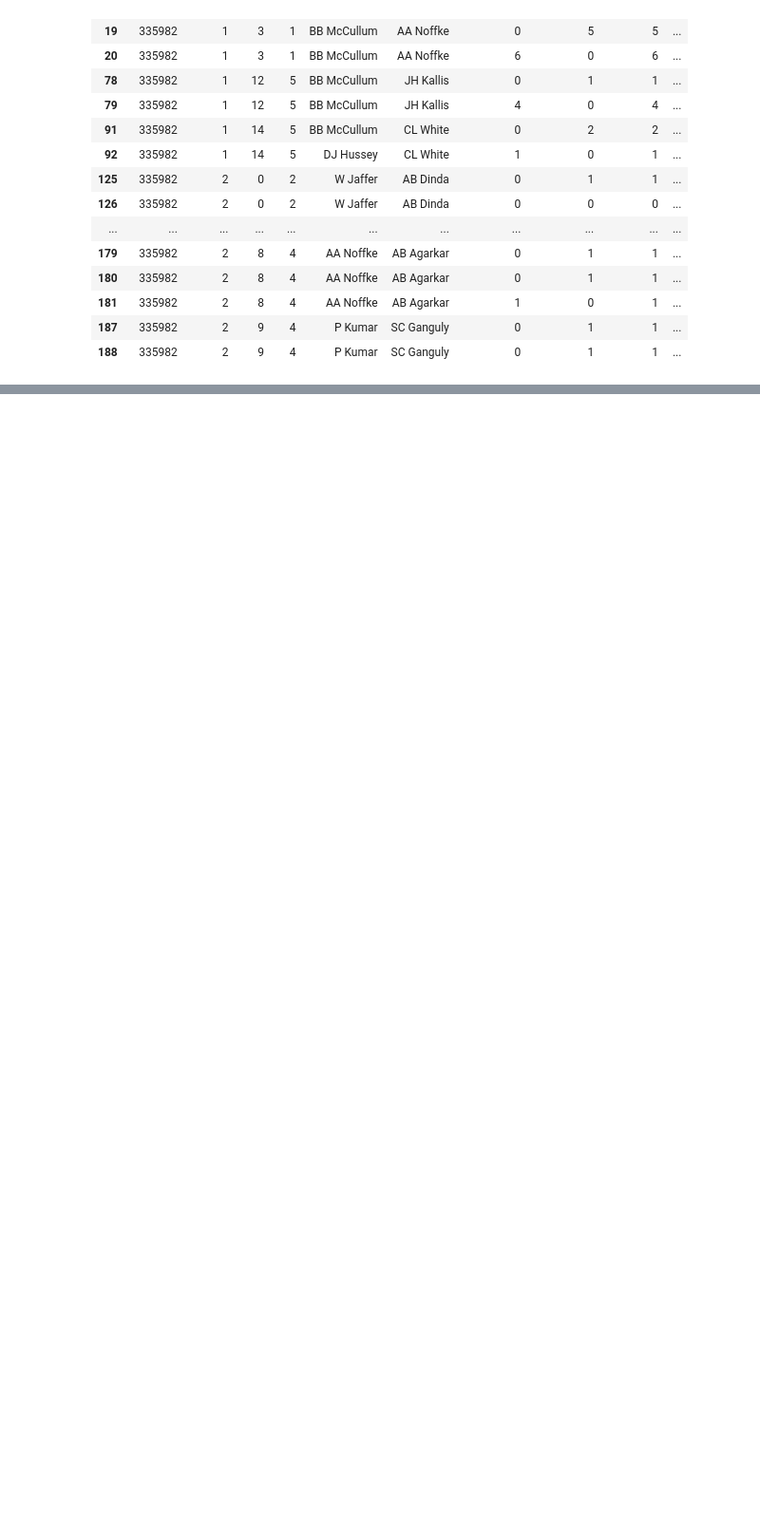
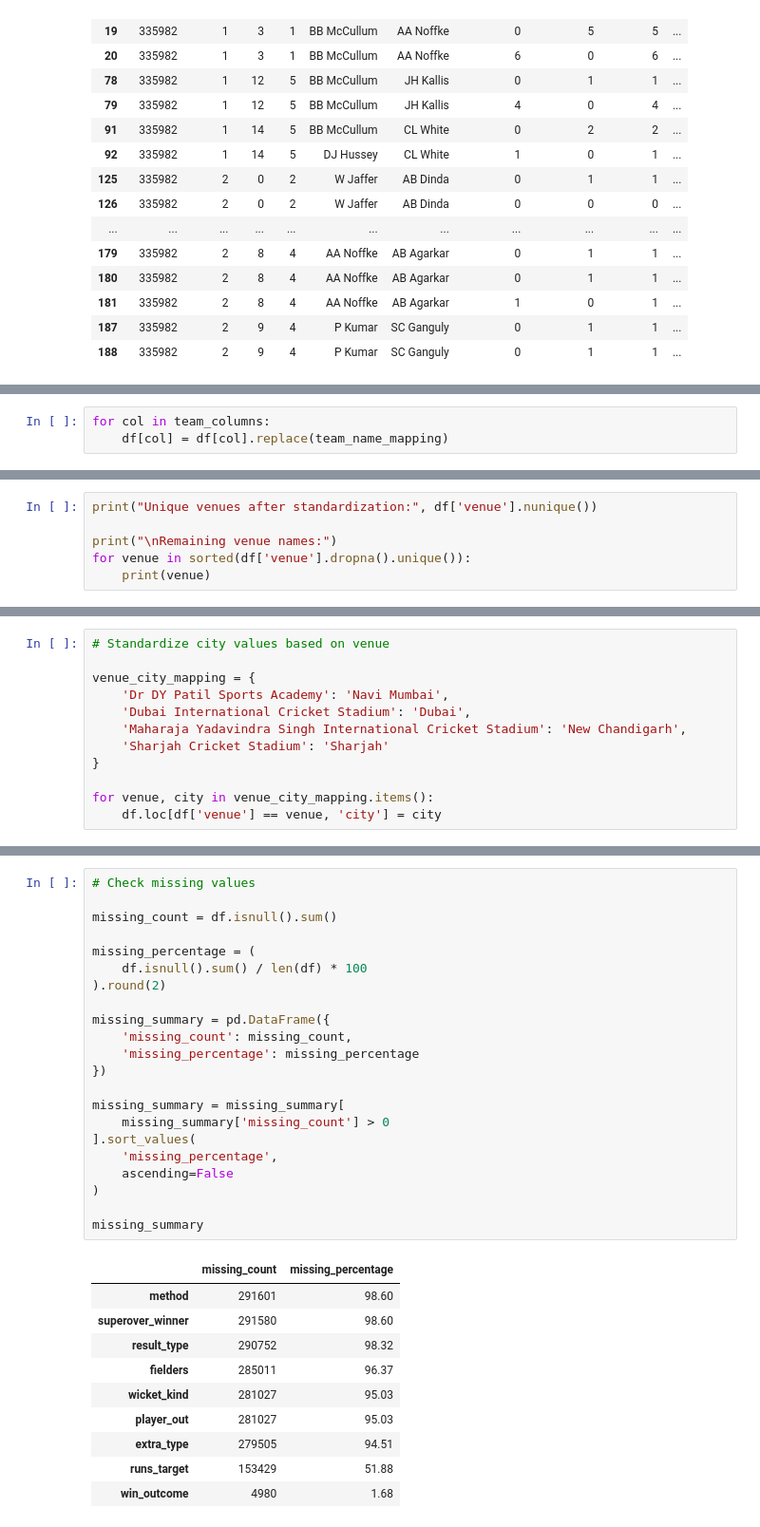
Before and after one commit to SandeepKumar-1019/IPL-Performance-Intelligence, a Jupyter notebook: notebooks/01_data_exploration_and_cleaning.ipynb, the cells around one changed output, grey strips where cells are left out. Shown at 95% size. Cells and saved outputs as stored; diff of their text form; blank space fills up the shorter version.

Commit message:
Add data cleaning and feature engineering notebooks

```diff
--- a/notebooks/01_data_exploration.ipynb
+++ b/notebooks/01_data_exploration_and_cleaning.ipynb
@@ -361,0 +759,3 @@ duplicate_balls[['match_id', 'innings', 'over', 'ball',
+# %%
+for col in team_columns:
+    df[col] = df[col].replace(team_name_mapping)
@@ -361,0 +943,6 @@ duplicate_balls[['match_id', 'innings', 'over', 'ball',
+# %%
+print("Unique venues after standardization:", df['venue'].nunique())
+
+print("\nRemaining venue names:")
+for venue in sorted(df['venue'].dropna().unique()):
+    print(venue)
@@ -361,0 +1016,12 @@ duplicate_balls[['match_id', 'innings', 'over', 'ball',
+# %%
+# Standardize city values based on venue
+
+venue_city_mapping = {
+    'Dr DY Patil Sports Academy': 'Navi Mumbai',
+    'Dubai International Cricket Stadium': 'Dubai',
+    'Maharaja Yadavindra Singh International Cricket Stadium': 'New Chandigarh',
+    'Sharjah Cricket Stadium': 'Sharjah'
+}
+
+for venue, city in venue_city_mapping.items():
+    df.loc[df['venue'] == venue, 'city'] = city
@@ -361,0 +1044,33 @@ duplicate_balls[['match_id', 'innings', 'over', 'ball',
+# %%
+# Check missing values
+
+missing_count = df.isnull().sum()
+
+missing_percentage = (
+    df.isnull().sum() / len(df) * 100
+).round(2)
+
+missing_summary = pd.DataFrame({
+    'missing_count': missing_count,
+    'missing_percentage': missing_percentage
+})
+
+missing_summary = missing_summary[
+    missing_summary['missing_count'] > 0
+].sort_values(
+    'missing_percentage',
+    ascending=False
+)
+
+missing_summary
+# %% [output]
+|  | missing_count | missing_percentage |
+| method | 291601 | 98.60 |
+| superover_winner | 291580 | 98.60 |
+| result_type | 290752 | 98.32 |
+| fielders | 285011 | 96.37 |
+| wicket_kind | 281027 | 95.03 |
+| player_out | 281027 | 95.03 |
+| extra_type | 279505 | 94.51 |
+| runs_target | 153429 | 51.88 |
+| win_outcome | 4980 | 1.68 |
```
Also changed, not shown: parts of 42 cells of this notebook, 3 other files.
